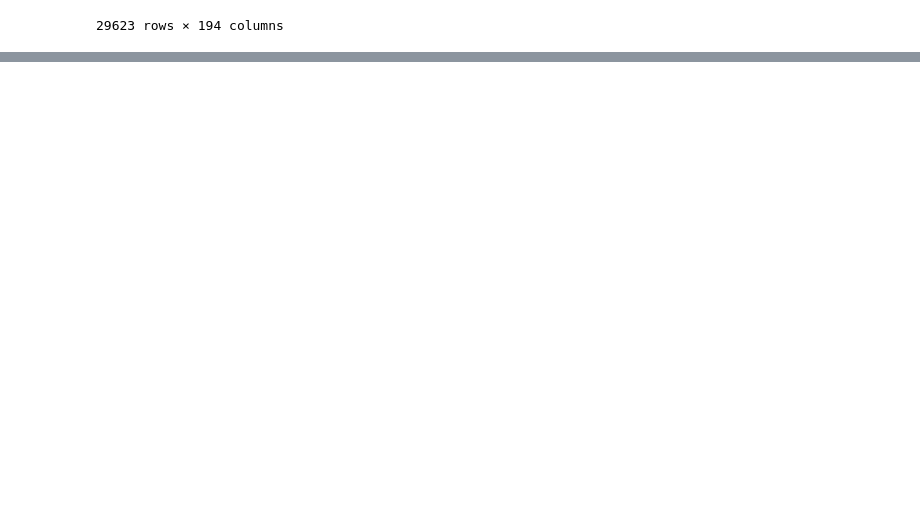
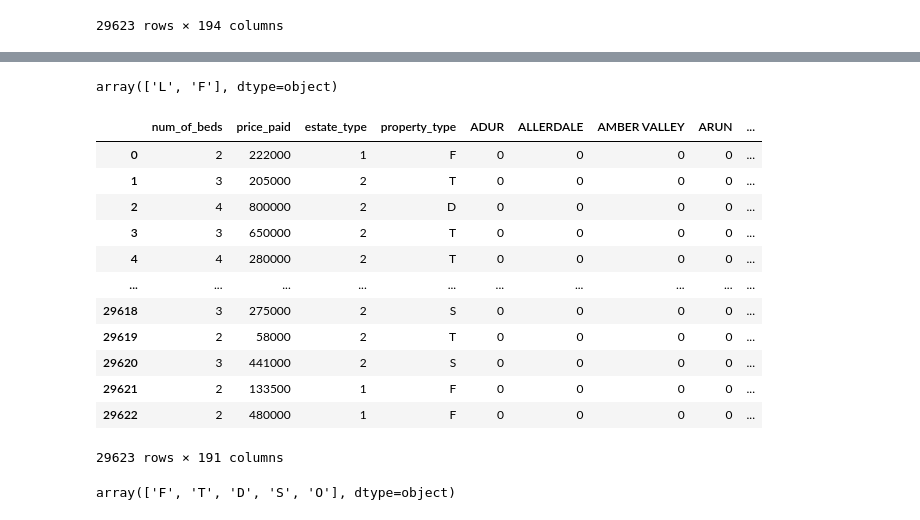
Before and after one commit to oxanaRC/CE902, a Jupyter notebook: construct_dataset_280621.ipynb, the cells around one changed output, grey strips where cells are left out. Drawn from its saved outputs; the diff is of its cells as text; code cells hidden in the pictures; blank space fills up the shorter version.

```diff
--- a/construct_dataset_280621.ipynb
+++ b/construct_dataset_280621.ipynb
@@ -98,0 +111,28 @@ data
+# %%
+estateTypes=data['estate_type'].unique()
+estateTypes
+# %% [output]
+array(['L', 'F'], dtype=object)
+# %%
+data['estate_type'] =data['estate_type'].map({'F':'2',
+                             'L':'1'})
+data
+# %% [output]
+|  | num_of_beds | price_paid | estate_type | property_type | ADUR | ALLERDALE | AMBER VALLEY | ARUN | ... |
+| 0 | 2 | 222000 | 1 | F | 0 | 0 | 0 | 0 | ... |
+| 1 | 3 | 205000 | 2 | T | 0 | 0 | 0 | 0 | ... |
+| 2 | 4 | 800000 | 2 | D | 0 | 0 | 0 | 0 | ... |
+| 3 | 3 | 650000 | 2 | T | 0 | 0 | 0 | 0 | ... |
+| 4 | 4 | 280000 | 2 | T | 0 | 0 | 0 | 0 | ... |
+| ... | ... | ... | ... | ... | ... | ... | ... | ... | ... |
+| 29618 | 3 | 275000 | 2 | S | 0 | 0 | 0 | 0 | ... |
+| 29619 | 2 | 58000 | 2 | T | 0 | 0 | 0 | 0 | ... |
+| 29620 | 3 | 441000 | 2 | S | 0 | 0 | 0 | 0 | ... |
+| 29621 | 2 | 133500 | 1 | F | 0 | 0 | 0 | 0 | ... |
+| 29622 | 2 | 480000 | 1 | F | 0 | 0 | 0 | 0 | ... |
+29623 rows × 191 columns
+# %%
+propertyTypes=data['property_type'].unique()
+propertyTypes
+# %% [output]
+array(['F', 'T', 'D', 'S', 'O'], dtype=object)
```
Also changed, not shown: parts of 24 cells of this notebook.
